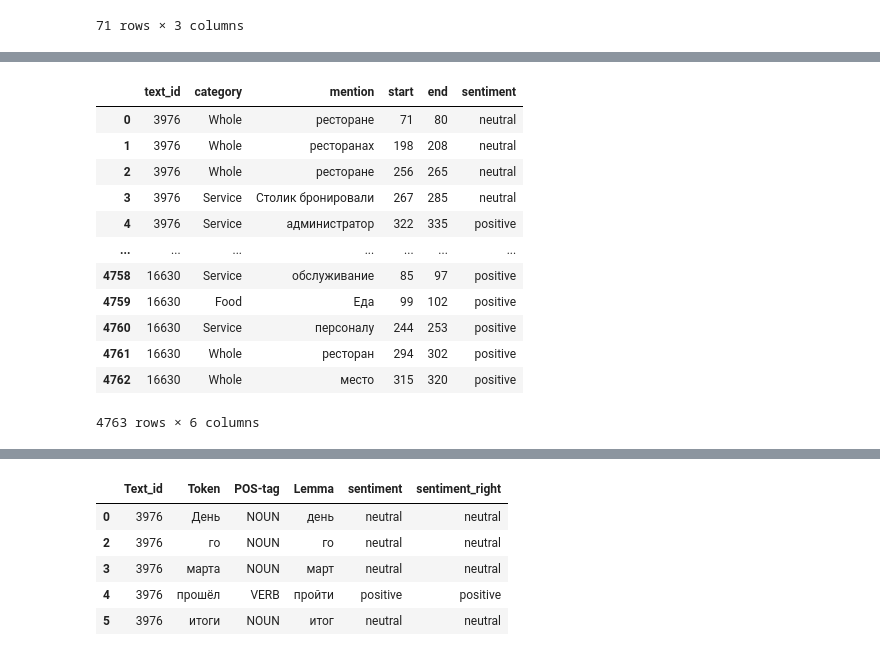
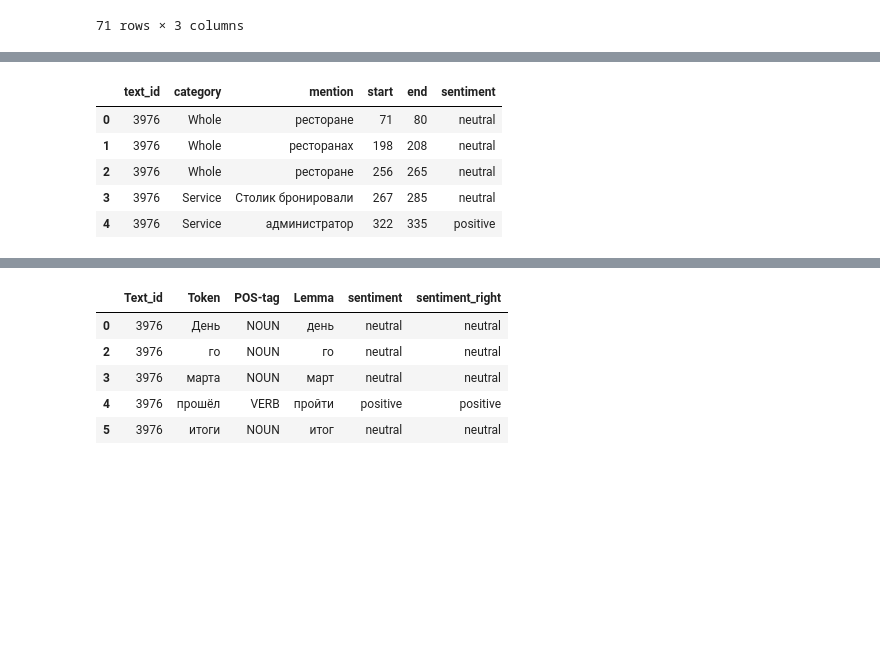
Before and after one commit to kseniakoshkina/nlp-project, a Jupyter notebook: Sentiment.ipynb, the cells around one changed output, grey strips where cells are left out. Saved outputs shown, nothing was run; the diff lists cells and outputs as text; code cells hidden in the pictures; blank space fills up the shorter version.

```diff
--- a/Sentiment.ipynb
+++ b/Sentiment.ipynb
@@ -340,19 +307,12 @@ test_data
 # %%
-train_asp
+train_asp.head()
 # %% [output]
 |  | text_id | category | mention | start | end | sentiment |
 | 0 | 3976 | Whole | ресторане | 71 | 80 | neutral |
 | 1 | 3976 | Whole | ресторанах | 198 | 208 | neutral |
 | 2 | 3976 | Whole | ресторане | 256 | 265 | neutral |
 | 3 | 3976 | Service | Столик бронировали | 267 | 285 | neutral |
 | 4 | 3976 | Service | администратор | 322 | 335 | positive |
-| ... | ... | ... | ... | ... | ... | ... |
-| 4758 | 16630 | Service | обслуживание | 85 | 97 | positive |
-| 4759 | 16630 | Food | Еда | 99 | 102 | positive |
-| 4760 | 16630 | Service | персоналу | 244 | 253 | positive |
-| 4761 | 16630 | Whole | ресторан | 294 | 302 | positive |
-| 4762 | 16630 | Whole | место | 315 | 320 | positive |
-4763 rows × 6 columns
 # %%
 del train_asp['start']
 del train_asp['end']
```
Also changed, not shown: parts of 32 cells of this notebook, 1 other file.
